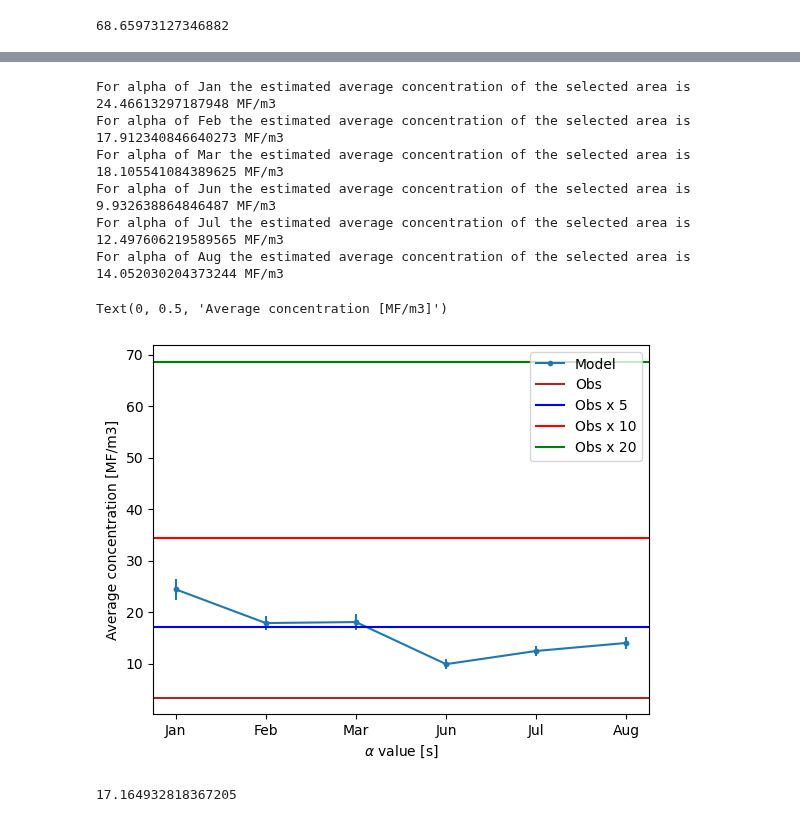
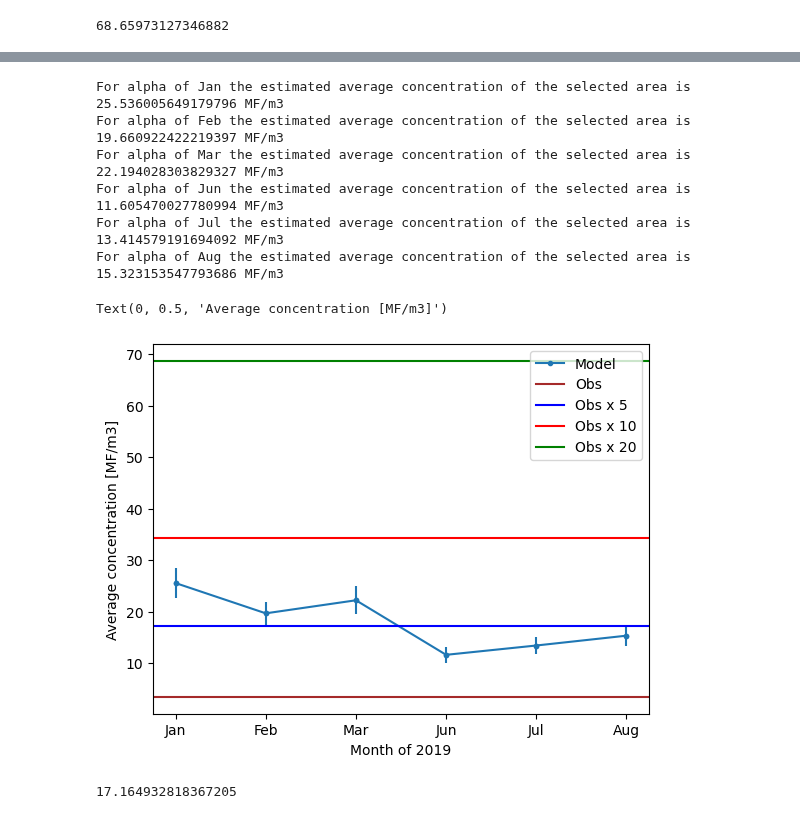
Before and after one commit to SalishSeaCast/analysis-jose, a Jupyter notebook: notebooks/Outfall_finalResults/obs_model.ipynb, the cells around one changed output, grey strips where cells are left out. Drawn from its saved outputs; the diff is of its cells as text; code cells hidden in the pictures.

```diff
--- a/notebooks/Outfall_finalResults/obs_model.ipynb
+++ b/notebooks/Outfall_finalResults/obs_model.ipynb
@@ -175,25 +175,29 @@ def artificial_hr(var,Ni,mask):
         for j in range(new_conc.shape[2]):
             new_conc[:,i,j]=var[:,int(i/Ni),int(j/Ni)]
     return new_conc
+# %%
+obs=list(Lori_obs.groupby(by='Station')['Concmean'].mean())
+latobs =list(Lori_obs.groupby(by='Station')['Lat'].mean())
+lonobs =list(Lori_obs.groupby(by='Station')['Long'].mean())
 # %%
 def modelvsobs(j,i,conc,ni=0):
     CONC = []
     for ind,ii in enumerate(i):
         if ni ==0:
-            CONC.append(np.sum(conc[:5,int(j[ind]/3),int(ii/3)],axis=0)/5)
+            CONC.append(np.sum(conc[:6,int(j[ind]/3),int(ii/3)],axis=0)/5)
         else:
-            CONC.append(np.apply_over_axes(np.sum,conc[:5,int(j[ind]/3)-ni:int(j[ind]/3)+ni,int(ii/3)-ni:int(ii/3)+ni],[0,1,2])/(5*(1+ni*2)**2))
+            CONC.append(np.apply_over_axes(np.sum,conc[:6,int(j[ind]/3)-ni:int(j[ind]/3)+ni,int(ii/3)-ni:int(ii/3)+ni],[0,1,2])/(5*(1+ni*2)**2))
     return np.mean(CONC),np.std(CONC)/len(CONC)
 
 
 iii = [250,500,1000,2500,5000,10000,50000]
 NNstdl = []
 NNl = []
-j,i=finder(jjii,list(set(Lori_obs.Lat)),list(set(Lori_obs.Long)))
+j,i=finder(jjii,latobs,lonobs)
 
 for alpha in runs:
     CONC = np.load(path_runs+runs[alpha][0].split('.')[0]+'.npy')*13.7/runs[alpha][1]
-    NN,Nstd = modelvsobs(j,i,CONC)
+    NN,Nstd = modelvsobs(j,i,CONC,5)
     NNstdl.append(Nstd)
     NNl.append(NN)
     print(f'For alpha of {alpha} the estimated average concentration of the selected area is {NN} MF/m3')
@@ -219,43 +223,42 @@ Text(0, 0.5, 'Average concentration [MF/m3]')
 # %%
 def modelvsobs(j,i,conc,ni=0):
     CONC = []
     for ind,ii in enumerate(i):
         if ni ==0:
-            CONC.append(np.sum(conc[:5,int(j[ind]/3),int(ii/3)],axis=0)/5)
+            CONC.append(np.sum(conc[:6,int(j[ind]/3),int(ii/3)],axis=0)/5)
         else:
-            CONC.append(np.apply_over_axes(np.sum,conc[:5,int(j[ind]/3)-ni:int(j[ind]/3)+ni,int(ii/3)-ni:int(ii/3)+ni],[0,1,2])/(5*(1+ni*2)**2))
+            CONC.append(np.apply_over_axes(np.sum,conc[:6,int(j[ind]/3)-ni:int(j[ind]/3)+ni,int(ii/3)-ni:int(ii/3)+ni],[0,1,2])/(5*(1+ni*2)**2))
     return np.mean(CONC),np.std(CONC)/len(CONC)
 
 
 iii = ['Jan','Feb','Mar','Jun','Jul','Aug']
 NNstdl = []
 NNl = []
-j,i=finder(jjii,list(set(Lori_obs.Lat)),list(set(Lori_obs.Long)))
 
 for alpha in months:
-    CONC = np.load(path_runs+months[alpha][0].split('.')[0]+'.npy')*13.7
+    CONC = np.load(path_runs+months[alpha][0].split('.')[0]+'.npy')*13.7/1
     NN,Nstd = modelvsobs(j,i,CONC,5)
     NNstdl.append(Nstd)
     NNl.append(NN)
     print(f'For alpha of {alpha} the estimated average concentration of the selected area is {NN} MF/m3')
 plt.plot(iii,NNl,'.-',label='Model')
 plt.errorbar(iii, NNl, NNstdl, linestyle='None', color= 'tab:blue',marker='.')
 plt.axhline(y=np.average(Lori_obs['Concmean']),c='brown',label='Obs')
 plt.axhline(y=np.average(Lori_obs['Concmean'])*5,c='b',label='Obs x 5')
 plt.axhline(y=np.average(Lori_obs['Concmean'])*10,c='r',label='Obs x 10')
 plt.axhline(y=np.average(Lori_obs['Concmean'])*20,c='g',label='Obs x 20')
 plt.legend(loc='upper right')
-plt.xlabel(r'$\alpha$ value [s]')
+plt.xlabel(r'Month of 2019')
 plt.ylabel('Average concentration [MF/m3]')
 # %% [output]
-For alpha of Jan the estimated average concentration of the selected area is 24.46613297187948 MF/m3
-For alpha of Feb the estimated average concentration of the selected area is 17.912340846640273 MF/m3
-For alpha of Mar the estimated average concentration of the selected area is 18.105541084389625 MF/m3
-For alpha of Jun the estimated average concentration of the selected area is 9.932638864846487 MF/m3
-For alpha of Jul the estimated average concentration of the selected area is 12.497606219589565 MF/m3
-For alpha of Aug the estimated average concentration of the selected area is 14.052030204373244 MF/m3
+For alpha of Jan the estimated average concentration of the selected area is 25.536005649179796 MF/m3
+For alpha of Feb the estimated average concentration of the selected area is 19.660922422219397 MF/m3
+For alpha of Mar the estimated average concentration of the selected area is 22.194028303829327 MF/m3
+For alpha of Jun the estimated average concentration of the selected area is 11.605470027780994 MF/m3
+For alpha of Jul the estimated average concentration of the selected area is 13.414579191694092 MF/m3
+For alpha of Aug the estimated average concentration of the selected area is 15.323153547793686 MF/m3
 Text(0, 0.5, 'Average concentration [MF/m3]')
-[figure, old version]
+[figure, new version]
 # %%
 np.average(Lori_obs['Concmean'])*5 #!Lori estimated that only 5% of fibers are recovered.
 # %% [output]
```
Also changed, not shown: parts of 5 cells of this notebook.
